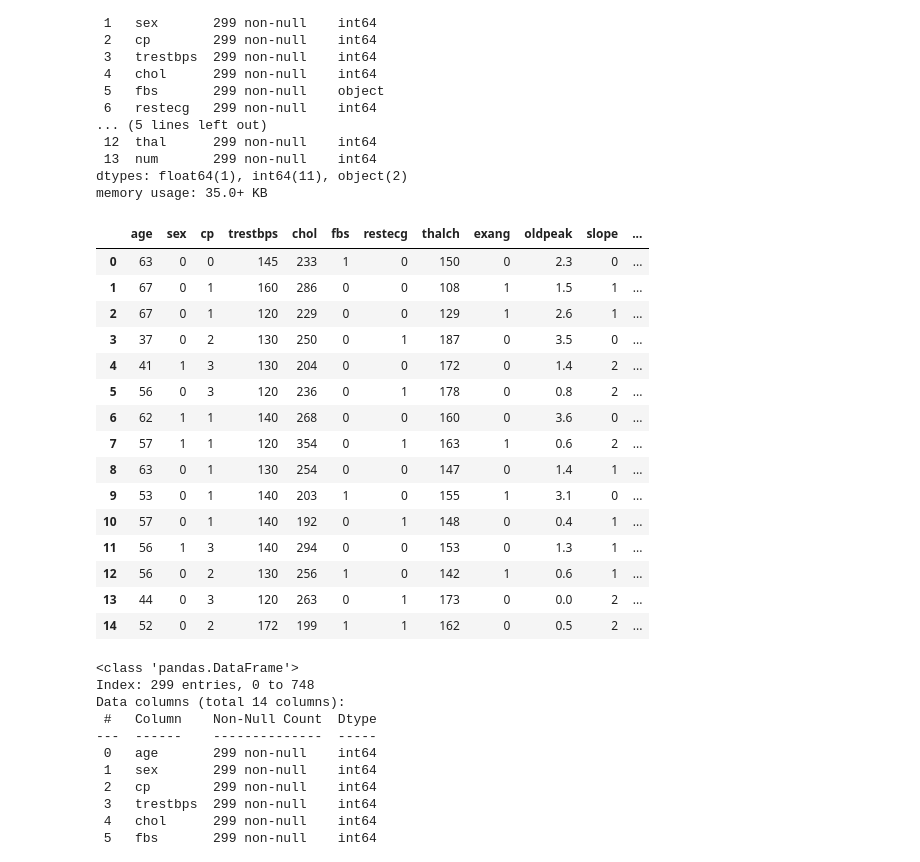
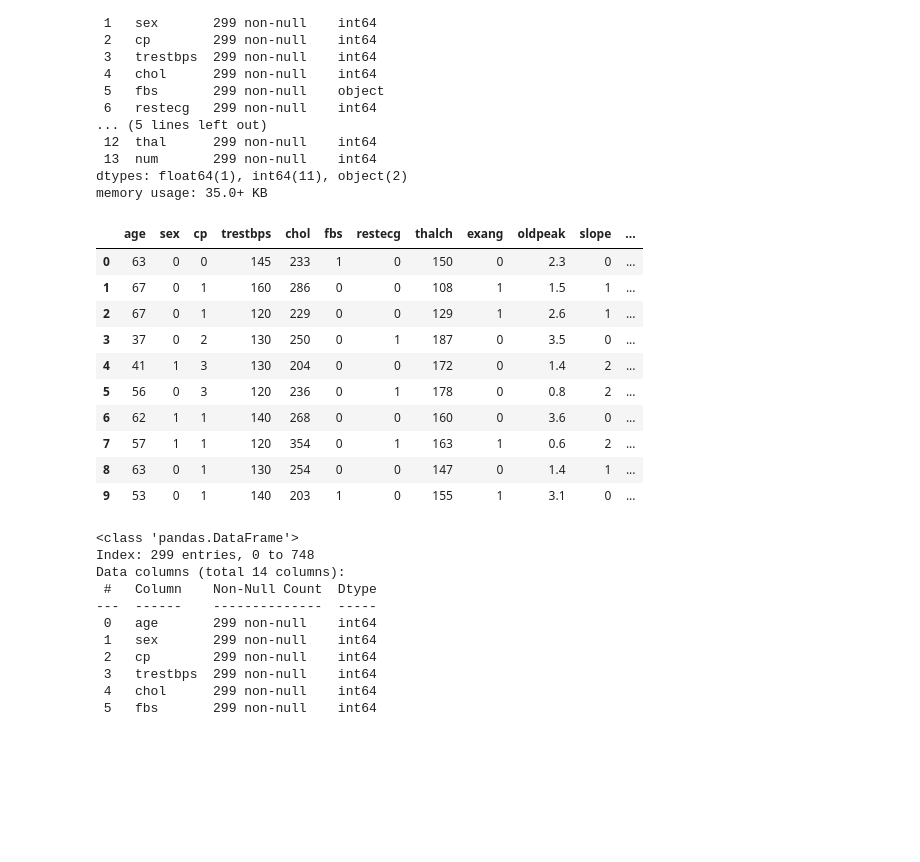
Before and after one commit to gear8mike/ml_examples, a Jupyter notebook: naive_bayes.ipynb, the cells around one changed output. Saved outputs shown, nothing was run; the diff lists cells and outputs as text; code cells hidden in the pictures; blank space fills up the shorter version.

```diff
--- a/naive_bayes.ipynb
+++ b/naive_bayes.ipynb
@@ -583,24 +626,19 @@ memory usage: 35.0+ KB
 df_final['exang'] = df_final['exang'].astype(int)
 df_final['fbs'] = df_final['fbs'].astype(int)
 # %%
-df_final.head(15)
+df_final.head(10)
 # %% [output]
 |  | age | sex | cp | trestbps | chol | fbs | restecg | thalch | exang | oldpeak | slope | ... |
 | 0 | 63 | 0 | 0 | 145 | 233 | 1 | 0 | 150 | 0 | 2.3 | 0 | ... |
 | 1 | 67 | 0 | 1 | 160 | 286 | 0 | 0 | 108 | 1 | 1.5 | 1 | ... |
 | 2 | 67 | 0 | 1 | 120 | 229 | 0 | 0 | 129 | 1 | 2.6 | 1 | ... |
 | 3 | 37 | 0 | 2 | 130 | 250 | 0 | 1 | 187 | 0 | 3.5 | 0 | ... |
 | 4 | 41 | 1 | 3 | 130 | 204 | 0 | 0 | 172 | 0 | 1.4 | 2 | ... |
 | 5 | 56 | 0 | 3 | 120 | 236 | 0 | 1 | 178 | 0 | 0.8 | 2 | ... |
 | 6 | 62 | 1 | 1 | 140 | 268 | 0 | 0 | 160 | 0 | 3.6 | 0 | ... |
 | 7 | 57 | 1 | 1 | 120 | 354 | 0 | 1 | 163 | 1 | 0.6 | 2 | ... |
 | 8 | 63 | 0 | 1 | 130 | 254 | 0 | 0 | 147 | 0 | 1.4 | 1 | ... |
 | 9 | 53 | 0 | 1 | 140 | 203 | 1 | 0 | 155 | 1 | 3.1 | 0 | ... |
-| 10 | 57 | 0 | 1 | 140 | 192 | 0 | 1 | 148 | 0 | 0.4 | 1 | ... |
-| 11 | 56 | 1 | 3 | 140 | 294 | 0 | 0 | 153 | 0 | 1.3 | 1 | ... |
-| 12 | 56 | 0 | 2 | 130 | 256 | 1 | 0 | 142 | 1 | 0.6 | 1 | ... |
-| 13 | 44 | 0 | 3 | 120 | 263 | 0 | 1 | 173 | 0 | 0.0 | 2 | ... |
-| 14 | 52 | 0 | 2 | 172 | 199 | 1 | 1 | 162 | 0 | 0.5 | 2 | ... |
 # %%
 df_final.info()
 # %% [output]
```
Also changed, not shown: parts of 18 cells of this notebook.
